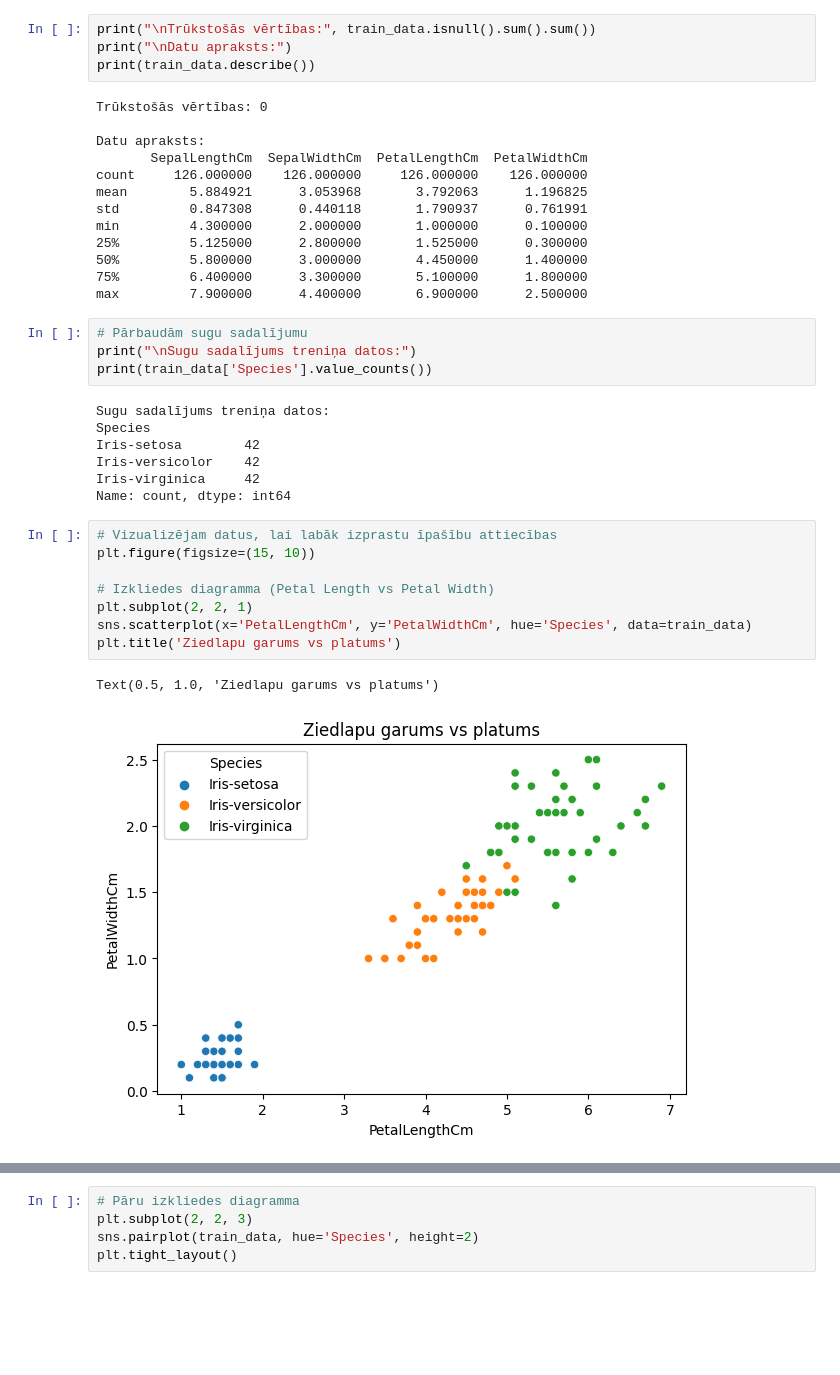
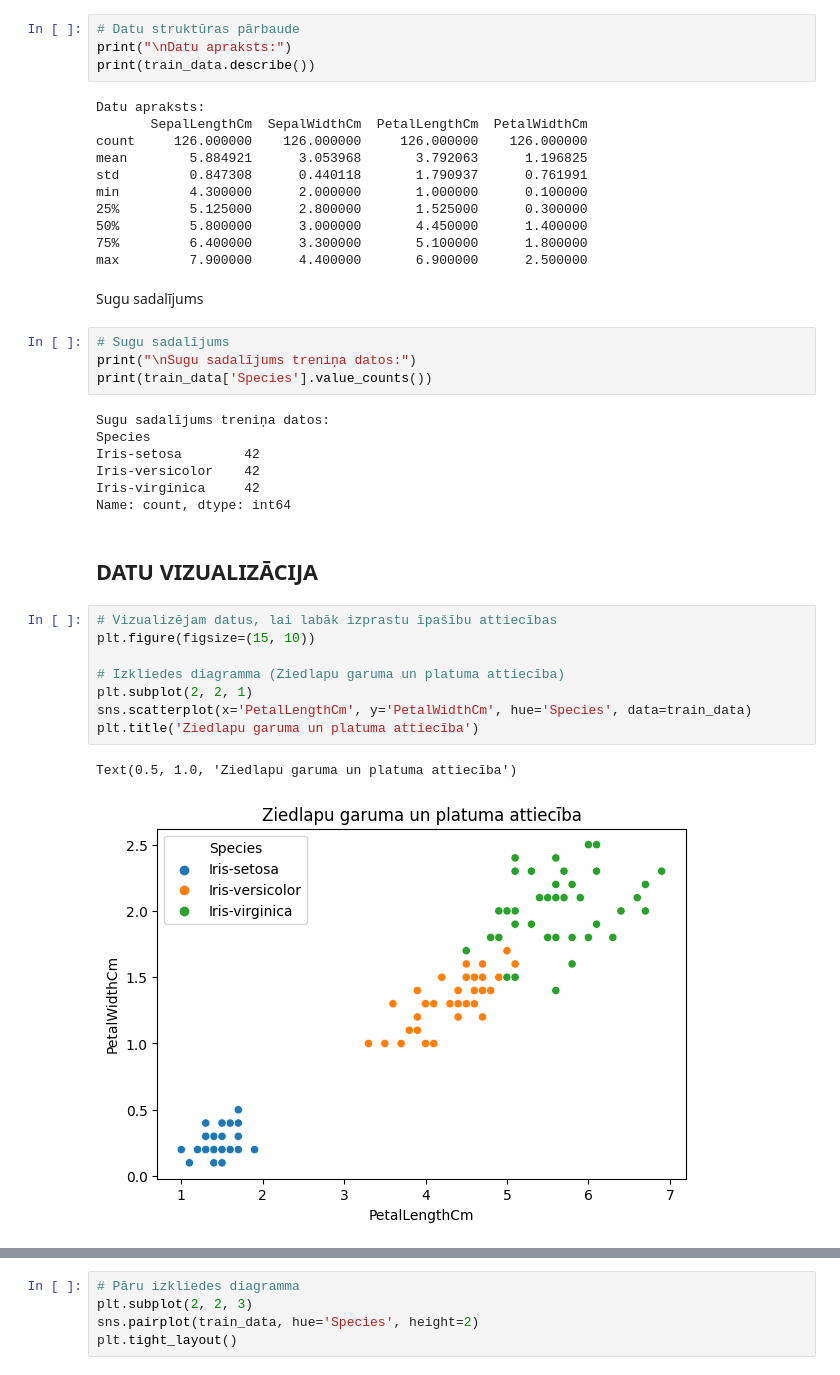
Before and after one commit to achenlv/ap08426-random, a Jupyter notebook: iris-code.ipynb, the cells around one changed output, grey strips where cells are left out. Drawn from its saved outputs; the diff is of its cells as text; blank space fills up the shorter version.

```diff
--- a/iris-code.ipynb
+++ b/iris-code.ipynb
@@ -58,10 +58,8 @@ Treniņa datu pirmās 5 rindas:
 # %%
-print("\nTrūkstošās vērtības:", train_data.isnull().sum().sum())
+# Datu struktūras pārbaude
 print("\nDatu apraksts:")
 print(train_data.describe())
 # %% [output]
-Trūkstošās vērtības: 0
-
 Datu apraksts:
        SepalLengthCm  SepalWidthCm  PetalLengthCm  PetalWidthCm
 count     126.000000    126.000000     126.000000    126.000000
@@ -72,8 +70,10 @@ min         4.300000      2.000000       1.000000      0.100000
 50%         5.800000      3.000000       4.450000      1.400000
 75%         6.400000      3.300000       5.100000      1.800000
 max         7.900000      4.400000       6.900000      2.500000
+# %% [markdown]
+Sugu sadalījums
 # %%
-# Pārbaudām sugu sadalījumu
+# Sugu sadalījums
 print("\nSugu sadalījums treniņa datos:")
 print(train_data['Species'].value_counts())
 # %% [output]
@@ -83,15 +83,17 @@ Iris-setosa        42
 Iris-versicolor    42
 Iris-virginica     42
 Name: count, dtype: int64
+# %% [markdown]
+## DATU VIZUALIZĀCIJA
 # %%
 # Vizualizējam datus, lai labāk izprastu īpašību attiecības
 plt.figure(figsize=(15, 10))
 
-# Izkliedes diagramma (Petal Length vs Petal Width)
+# Izkliedes diagramma (Ziedlapu garuma un platuma attiecība)
 plt.subplot(2, 2, 1)
 sns.scatterplot(x='PetalLengthCm', y='PetalWidthCm', hue='Species', data=train_data)
-plt.title('Ziedlapu garums vs platums')
+plt.title('Ziedlapu garuma un platuma attiecība')
 # %% [output]
-Text(0.5, 1.0, 'Ziedlapu garums vs platums')
+Text(0.5, 1.0, 'Ziedlapu garuma un platuma attiecība')
-[figure, old version]
+[figure, new version]
 # %%
```
Also changed, not shown: parts of 12 cells of this notebook.
